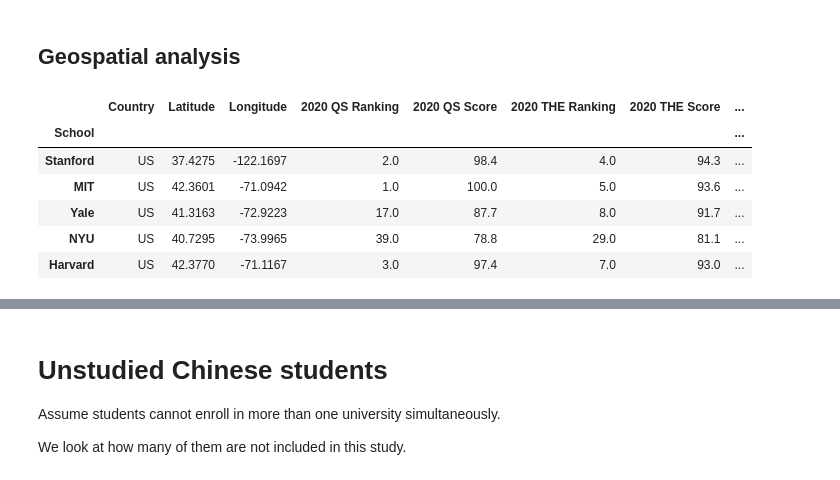
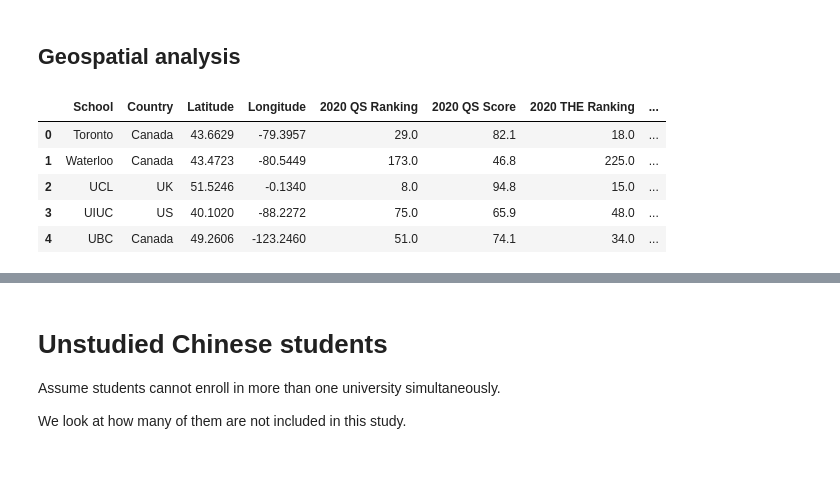
Before and after one commit to AndyYFTao/EA-CLTP-DataAnalysis, a Jupyter notebook: CLTP Guidance Program Data Analysis.ipynb, the cells around one changed output, grey strips where cells are left out. Drawn from its saved outputs; the diff is of its cells as text; code cells hidden in the pictures.

```diff
--- a/CLTP Guidance Program Data Analysis.ipynb
+++ b/CLTP Guidance Program Data Analysis.ipynb
@@ -565,18 +570,17 @@ for i in range(len(temp_data.index)):
 # %%
-import geopandas as gpd
-
 # Convert the DataFrame to a GeoDataFrame
 geo_ranking = gpd.GeoDataFrame(ranking, geometry=gpd.points_from_xy(ranking.Longitude, ranking.Latitude))
 
 # Set the coordinate reference system (CRS) to EPSG 4326
 geo_ranking.crs = {'init': 'epsg:4326'}
 
+# sorted by total chinese
+geo_ranking = geo_ranking.sort_values(by='Total Chinese student number', ascending=False).reset_index()
 geo_ranking.head()
 # %% [output]
-|  | Country | Latitude | Longitude | 2020 QS Ranking | 2020 QS Score | 2020 THE Ranking | 2020 THE Score | ... |
-| School |  |  |  |  |  |  |  | ... |
-| Stanford | US | 37.4275 | -122.1697 | 2.0 | 98.4 | 4.0 | 94.3 | ... |
-| MIT | US | 42.3601 | -71.0942 | 1.0 | 100.0 | 5.0 | 93.6 | ... |
-| Yale | US | 41.3163 | -72.9223 | 17.0 | 87.7 | 8.0 | 91.7 | ... |
-| NYU | US | 40.7295 | -73.9965 | 39.0 | 78.8 | 29.0 | 81.1 | ... |
-| Harvard | US | 42.3770 | -71.1167 | 3.0 | 97.4 | 7.0 | 93.0 | ... |
+|  | School | Country | Latitude | Longitude | 2020 QS Ranking | 2020 QS Score | 2020 THE Ranking | ... |
+| 0 | Toronto | Canada | 43.6629 | -79.3957 | 29.0 | 82.1 | 18.0 | ... |
+| 1 | Waterloo | Canada | 43.4723 | -80.5449 | 173.0 | 46.8 | 225.0 | ... |
+| 2 | UCL | UK | 51.5246 | -0.1340 | 8.0 | 94.8 | 15.0 | ... |
+| 3 | UIUC | US | 40.1020 | -88.2272 | 75.0 | 65.9 | 48.0 | ... |
+| 4 | UBC | Canada | 49.2606 | -123.2460 | 51.0 | 74.1 | 34.0 | ... |
```
Also changed, not shown: parts of 2 cells of this notebook.
